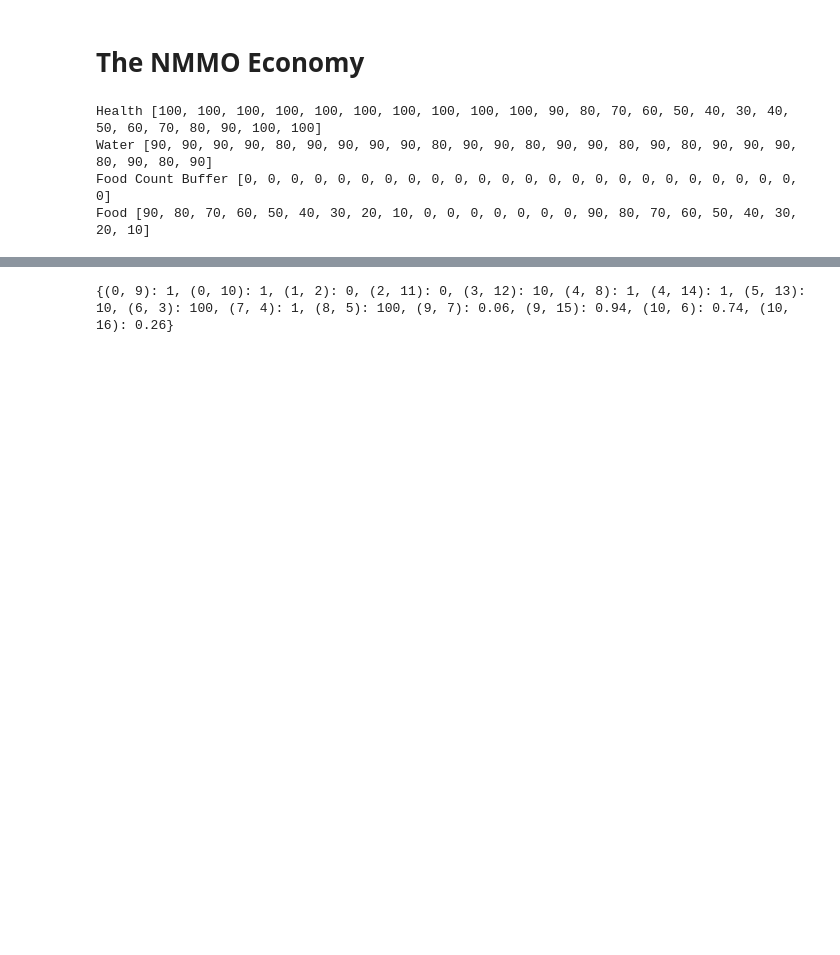
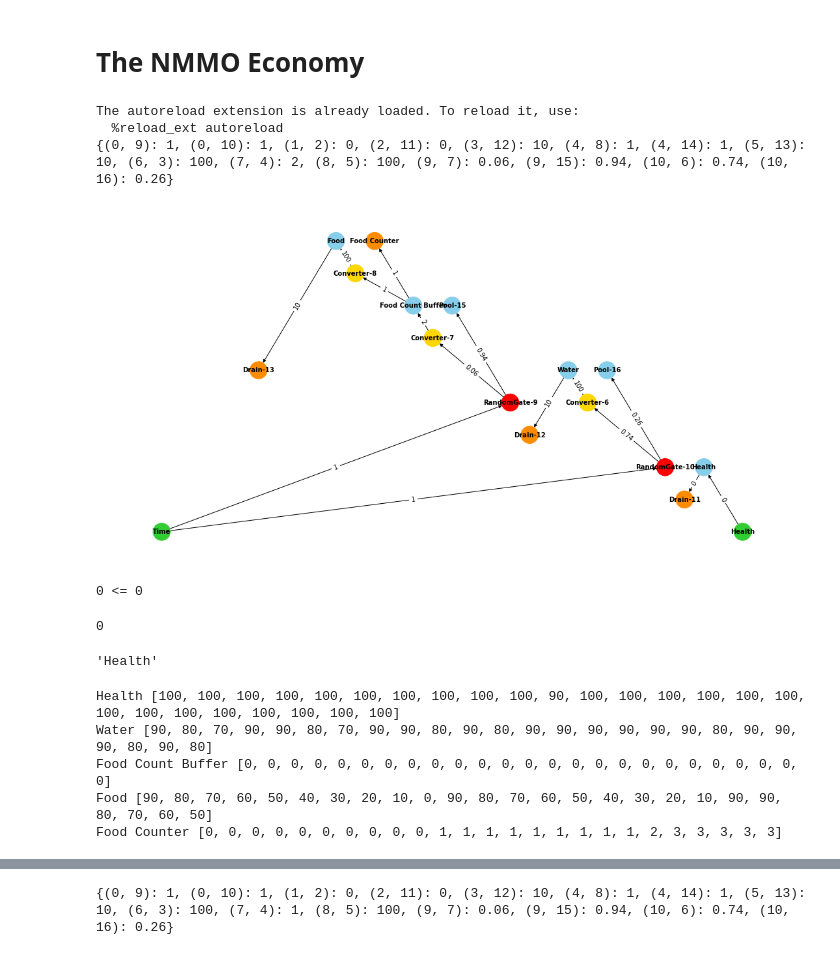
Before and after one commit to FlorianRupp/GEEvo-game-economies, a Jupyter notebook: nmmo-economy.ipynb, the cells around one changed output, grey strips where cells are left out. Drawn from its saved outputs; the diff is of its cells as text; code cells hidden in the pictures; blank space fills up the shorter version.

Commit message:
Added win condition elements.

```diff
--- a/nmmo-economy.ipynb
+++ b/nmmo-economy.ipynb
@@ -131,32 +131,52 @@ regain_health_register.add_input(s_in_water)
 regain_health_register.add_output(s_out_health_regain)
 
 
 s_in_food = StateConnectionPoolRegister(variable_name="food", output_pool_id=5, register_input_id=0)
 s_in_water = StateConnectionPoolRegister(variable_name="water", output_pool_id=3, register_input_id=0)
 s_out_health_drop = StateConnectionRegisterEdge(output_register_id=0, edge_input_id=(2, 11), modifier=10)
 lose_health_register = Register(condition="water == 0 or food == 0", name="Lose Health Register")
 lose_health_register.add_input(s_in_food)
 lose_health_register.add_input(s_in_water)
 lose_health_register.add_output(s_out_health_drop)
 
+# end condition
+
 
 weights = [1,1,0, # sources
            0,10,1,1,10, # pools
            0.06, 0.94, 0.74,0.26, # random gates
-           100,1,100] # converters
+           100, 2, 100] # converters
 
 g3 = Graph3(config=conf, edge_list=edge_list, weights=weights, registers=[regain_health_register, lose_health_register])
 # Sources
 g3.nodes[0].name = "Time"
 g3.nodes[1].name = "Health"
 
 # Pools
 g3.nodes[2].name = "Health"
 g3.nodes[2].pool = 100
 g3.nodes[3].name = "Water"
 g3.nodes[3].pool = 100
 g3.nodes[4].name = "Food Count Buffer"
 g3.nodes[5].name = "Food"
 g3.nodes[5].pool = 100
+g3.nodes[14].name = "Food Counter"
 
-# g3.plot(figsize=(15, 7.5))
+g3.plot(figsize=(15, 7.5))
+
+win_cond = EndCondition(g3.nodes[14], 14, "Food Counter >= 5", WinStates.PLAYER_WINS)
+loose_cond = EndCondition(g3.nodes[2], 2, "Health <= 0", WinStates.PLAYER_LOST)
+# %% [output]
+The autoreload extension is already loaded. To reload it, use:
+  %reload_ext autoreload
+{(0, 9): 1, (0, 10): 1, (1, 2): 0, (2, 11): 0, (3, 12): 10, (4, 8): 1, (4, 14): 1, (5, 13): 10, (6, 3): 100, (7, 4): 2, (8, 5): 100, (9, 7): 0.06, (9, 15): 0.94, (10, 6): 0.74, (10, 16): 0.26}
+[figure, added]
+# %%
+loose_cond.evaluate()
+# %% [output]
+0 <= 0
+0
+# %%
+g3.nodes[2].name
+# %% [output]
+'Health'
@@ -165,8 +187,11 @@ res = g3.simulate(25)
 for node, data in res.items():
     if isinstance(node, FixedPoolLimit):
         print(node.name, data)
+    if node.name == "Food Counter":
+        print(node.name, data)
 # %% [output]
-Health [100, 100, 100, 100, 100, 100, 100, 100, 100, 100, 90, 80, 70, 60, 50, 40, 30, 40, 50, 60, 70, 80, 90, 100, 100]
-Water [90, 90, 90, 90, 80, 90, 90, 90, 90, 80, 90, 90, 80, 90, 90, 80, 90, 80, 90, 90, 90, 80, 90, 80, 90]
+Health [100, 100, 100, 100, 100, 100, 100, 100, 100, 100, 90, 100, 100, 100, 100, 100, 100, 100, 100, 100, 100, 100, 100, 100, 100]
+Water [90, 80, 70, 90, 90, 80, 70, 90, 90, 80, 90, 80, 90, 90, 90, 90, 90, 90, 80, 90, 90, 90, 80, 90, 80]
 Food Count Buffer [0, 0, 0, 0, 0, 0, 0, 0, 0, 0, 0, 0, 0, 0, 0, 0, 0, 0, 0, 0, 0, 0, 0, 0, 0]
-Food [90, 80, 70, 60, 50, 40, 30, 20, 10, 0, 0, 0, 0, 0, 0, 0, 90, 80, 70, 60, 50, 40, 30, 20, 10]
+Food [90, 80, 70, 60, 50, 40, 30, 20, 10, 0, 90, 80, 70, 60, 50, 40, 30, 20, 10, 90, 90, 80, 70, 60, 50]
+Food Counter [0, 0, 0, 0, 0, 0, 0, 0, 0, 0, 1, 1, 1, 1, 1, 1, 1, 1, 1, 2, 3, 3, 3, 3, 3]
```
Also changed, not shown: parts of 2 cells of this notebook, 1 other file.
